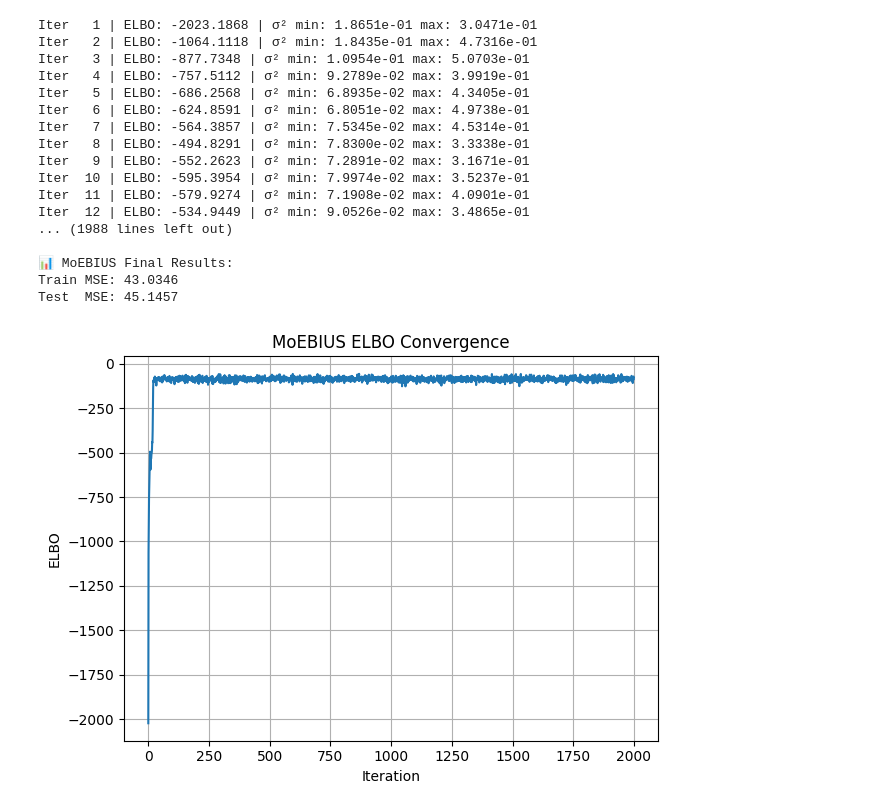
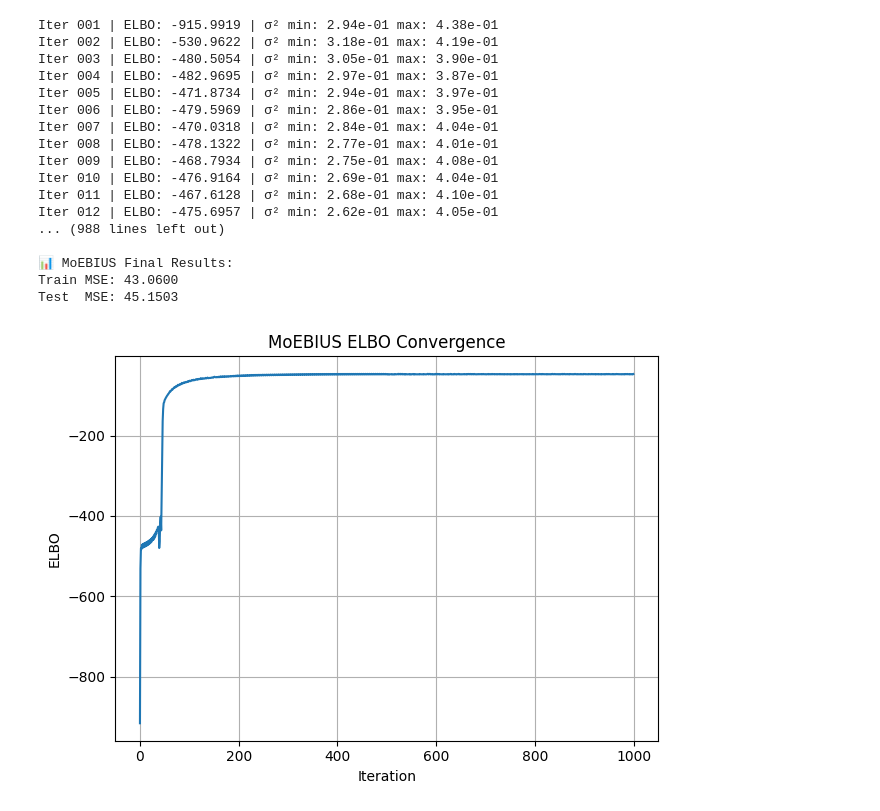
Before and after one commit to Kdesantiago/MoEBIUS, a Jupyter notebook: scripts/test_torch_MoEBIUS.ipynb, the cells around one changed output. Saved outputs shown, nothing was run; the diff lists cells and outputs as text; code cells hidden in the pictures.

```diff
--- a/scripts/test_torch_MoEBIUS.ipynb
+++ b/scripts/test_torch_MoEBIUS.ipynb
@@ -1,7 +213,6 @@
 # %%
 import torch
 import pandas as pd
-from MoEBIUS_model import MoEBIUSModel
 import matplotlib.pyplot as plt
 
 # --- Load CSV Data ---
@@ -17,50 +228,50 @@ X_test_torch = torch.tensor(X_test)
 y_test_torch = torch.tensor(y_test).unsqueeze(1)
 
 # --- Train MoEBIUS ---
 model = MoEBIUSModel(
     K=3,
     Q=4,
-    lr_pi=  0.01,
+    lr_pi=  0.1,
     lr_beta=0.1,
-     max_iter=2000,
-     tau_smooth=0.1,
-     nu_smooth=0.1,
+     max_iter=1000,
+     tau_smooth=0.8,
+     nu_smooth=0.8,
      normalize=True
 )
 model.fit(X_train_torch, y_train_torch)
 
 # --- Evaluate ---
 mse_train = model.score(X_train_torch, y_train_torch)
 mse_test = model.score(X_test_torch, y_test_torch)
 
 print("\n📊 MoEBIUS Final Results:")
 print(f"Train MSE: {mse_train:.4f}")
 print(f"Test  MSE: {mse_test:.4f}")
 
 # --- Plot ELBO Convergence ---
 plt.plot(model.elbo_history)
 plt.xlabel("Iteration")
 plt.ylabel("ELBO")
 plt.title("MoEBIUS ELBO Convergence")
 plt.grid(True)
 plt.tight_layout()
 plt.show()
 # %% [output]
-Iter   1 | ELBO: -2023.1868 | σ² min: 1.8651e-01 max: 3.0471e-01
-Iter   2 | ELBO: -1064.1118 | σ² min: 1.8435e-01 max: 4.7316e-01
-Iter   3 | ELBO: -877.7348 | σ² min: 1.0954e-01 max: 5.0703e-01
-Iter   4 | ELBO: -757.5112 | σ² min: 9.2789e-02 max: 3.9919e-01
-Iter   5 | ELBO: -686.2568 | σ² min: 6.8935e-02 max: 4.3405e-01
-Iter   6 | ELBO: -624.8591 | σ² min: 6.8051e-02 max: 4.9738e-01
-Iter   7 | ELBO: -564.3857 | σ² min: 7.5345e-02 max: 4.5314e-01
-Iter   8 | ELBO: -494.8291 | σ² min: 7.8300e-02 max: 3.3338e-01
-Iter   9 | ELBO: -552.2623 | σ² min: 7.2891e-02 max: 3.1671e-01
-Iter  10 | ELBO: -595.3954 | σ² min: 7.9974e-02 max: 3.5237e-01
-Iter  11 | ELBO: -579.9274 | σ² min: 7.1908e-02 max: 4.0901e-01
-Iter  12 | ELBO: -534.9449 | σ² min: 9.0526e-02 max: 3.4865e-01
-... (1988 lines left out)
+Iter 001 | ELBO: -915.9919 | σ² min: 2.94e-01 max: 4.38e-01
+Iter 002 | ELBO: -530.9622 | σ² min: 3.18e-01 max: 4.19e-01
+Iter 003 | ELBO: -480.5054 | σ² min: 3.05e-01 max: 3.90e-01
+Iter 004 | ELBO: -482.9695 | σ² min: 2.97e-01 max: 3.87e-01
+Iter 005 | ELBO: -471.8734 | σ² min: 2.94e-01 max: 3.97e-01
+Iter 006 | ELBO: -479.5969 | σ² min: 2.86e-01 max: 3.95e-01
+Iter 007 | ELBO: -470.0318 | σ² min: 2.84e-01 max: 4.04e-01
+Iter 008 | ELBO: -478.1322 | σ² min: 2.77e-01 max: 4.01e-01
+Iter 009 | ELBO: -468.7934 | σ² min: 2.75e-01 max: 4.08e-01
+Iter 010 | ELBO: -476.9164 | σ² min: 2.69e-01 max: 4.04e-01
+Iter 011 | ELBO: -467.6128 | σ² min: 2.68e-01 max: 4.10e-01
+Iter 012 | ELBO: -475.6957 | σ² min: 2.62e-01 max: 4.05e-01
+... (988 lines left out)
 
 📊 MoEBIUS Final Results:
-Train MSE: 43.0346
-Test  MSE: 45.1457
+Train MSE: 43.0600
+Test  MSE: 45.1503
-[figure, old version]
+[figure, new version]
```
Also changed, not shown: parts of 1 cell of this notebook, 12 other files.
